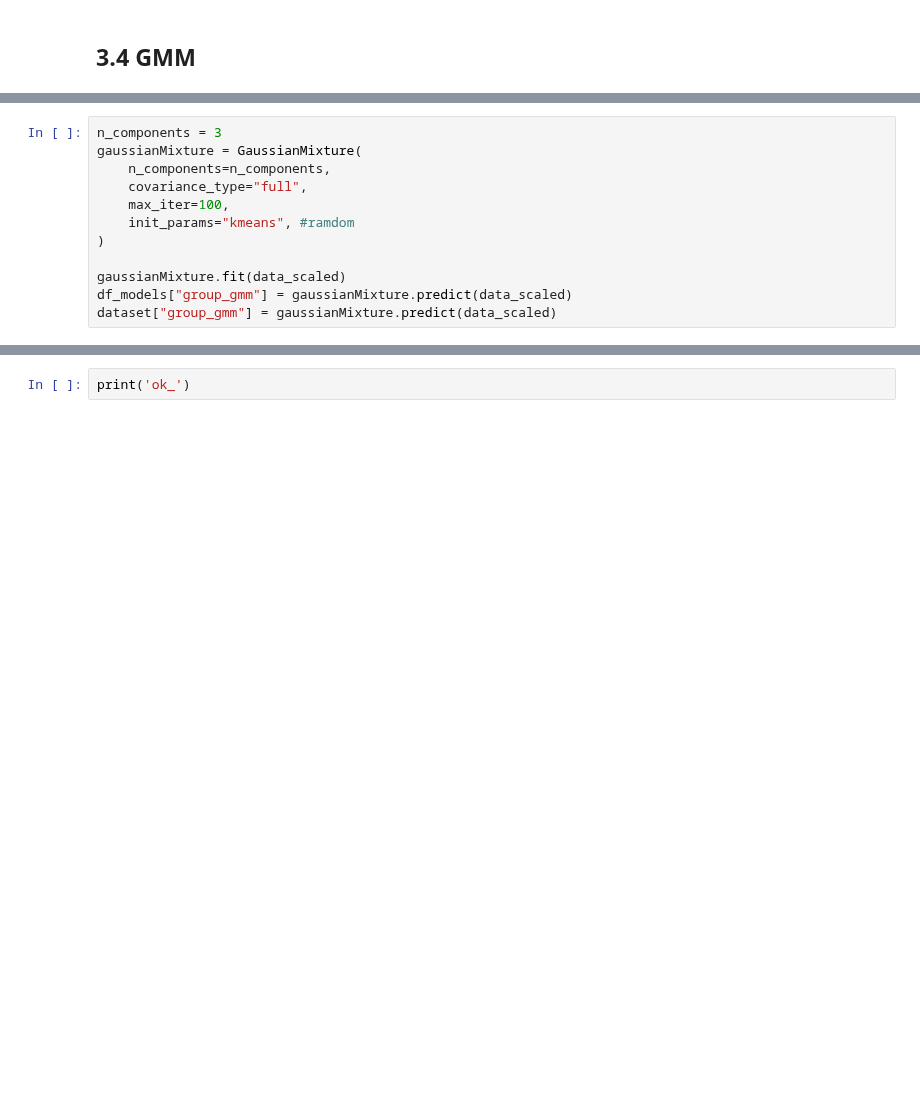
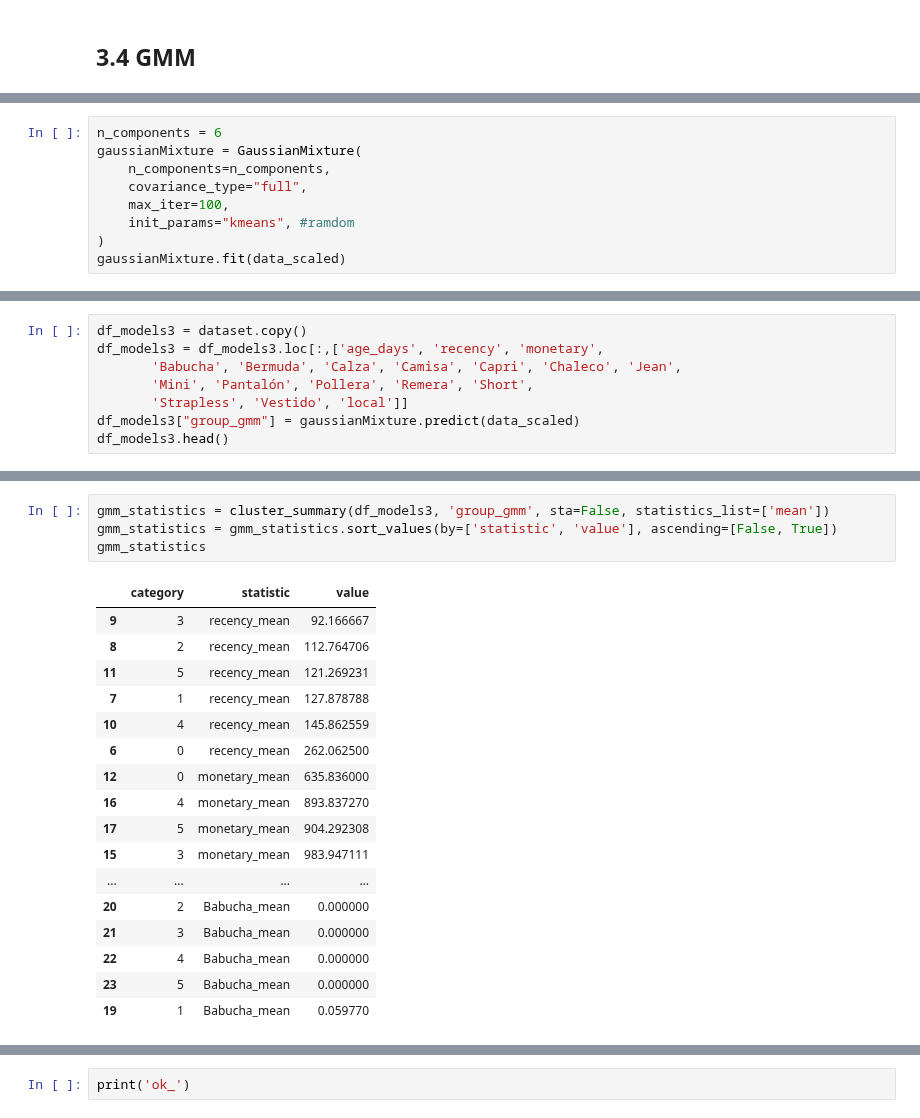
Before and after one commit to oecorrechag/Project-Australia, a Jupyter notebook: notebooks/3.0_models.ipynb, the cells around one changed output, grey strips where cells are left out. Cells and saved outputs as stored; diff of their text form; blank space fills up the shorter version.

```diff
--- a/notebooks/3.0_models.ipynb
+++ b/notebooks/3.0_models.ipynb
@@ -251,12 +242,9 @@ plt.show()
 # %%
-n_components = 3
+n_components = 6
 gaussianMixture = GaussianMixture(
     n_components=n_components,
     covariance_type="full",
     max_iter=100,
     init_params="kmeans", #ramdom
 )
-
 gaussianMixture.fit(data_scaled)
-df_models["group_gmm"] = gaussianMixture.predict(data_scaled)
-dataset["group_gmm"] = gaussianMixture.predict(data_scaled)
@@ -284,0 +253,8 @@ dataset.head()
+# %%
+df_models3 = dataset.copy()
+df_models3 = df_models3.loc[:,['age_days', 'recency', 'monetary',
+       'Babucha', 'Bermuda', 'Calza', 'Camisa', 'Capri', 'Chaleco', 'Jean',
+       'Mini', 'Pantalón', 'Pollera', 'Remera', 'Short',
+       'Strapless', 'Vestido', 'local']]
+df_models3["group_gmm"] = gaussianMixture.predict(data_scaled)
+df_models3.head()
@@ -284,0 +279,22 @@ dataset.head()
+# %%
+gmm_statistics = cluster_summary(df_models3, 'group_gmm', sta=False, statistics_list=['mean'])
+gmm_statistics = gmm_statistics.sort_values(by=['statistic', 'value'], ascending=[False, True])
+gmm_statistics
+# %% [output]
+|  | category | statistic | value |
+| 9 | 3 | recency_mean | 92.166667 |
+| 8 | 2 | recency_mean | 112.764706 |
+| 11 | 5 | recency_mean | 121.269231 |
+| 7 | 1 | recency_mean | 127.878788 |
+| 10 | 4 | recency_mean | 145.862559 |
+| 6 | 0 | recency_mean | 262.062500 |
+| 12 | 0 | monetary_mean | 635.836000 |
+| 16 | 4 | monetary_mean | 893.837270 |
+| 17 | 5 | monetary_mean | 904.292308 |
+| 15 | 3 | monetary_mean | 983.947111 |
+| ... | ... | ... | ... |
+| 20 | 2 | Babucha_mean | 0.000000 |
+| 21 | 3 | Babucha_mean | 0.000000 |
+| 22 | 4 | Babucha_mean | 0.000000 |
+| 23 | 5 | Babucha_mean | 0.000000 |
+| 19 | 1 | Babucha_mean | 0.059770 |
```
Also changed, not shown: parts of 10 cells of this notebook.
